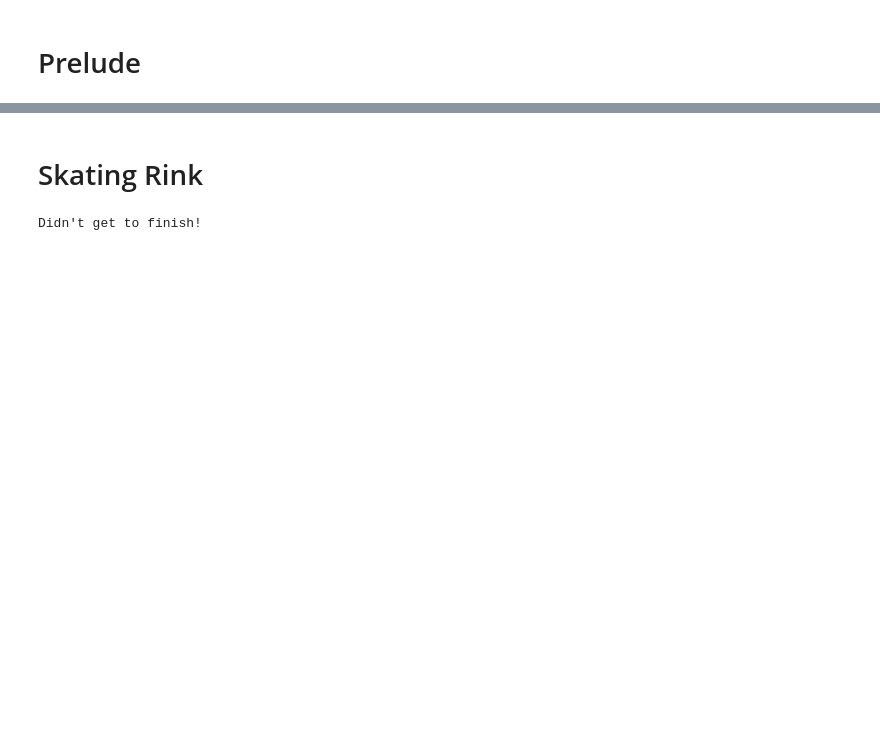
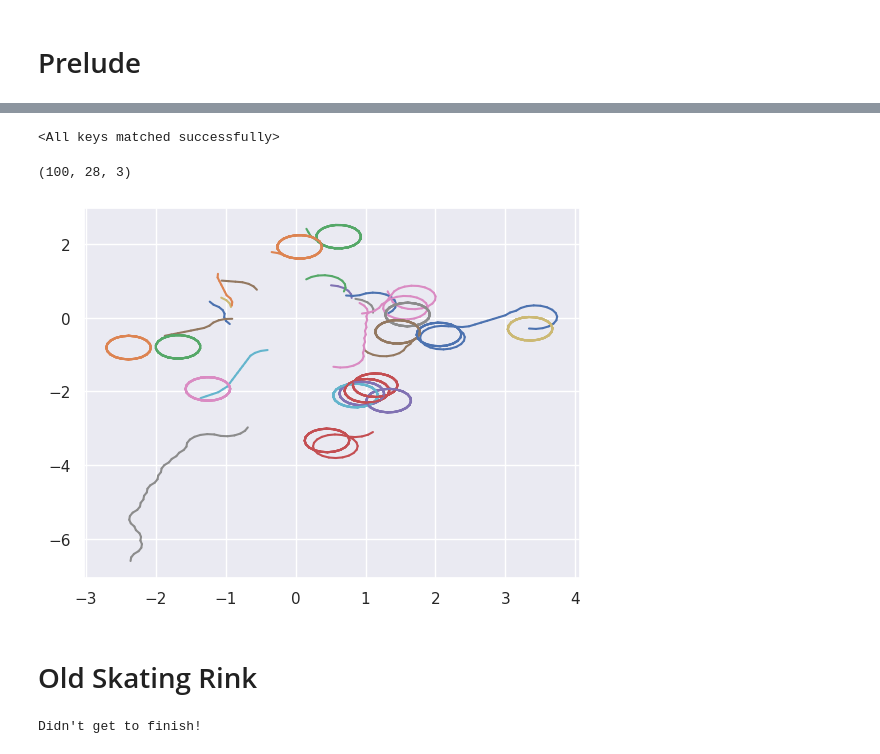
Before and after one commit to mfixman/ai-reinforcement, a Jupyter notebook: Task 2/Attempts.ipynb, the cells around one changed output, grey strips where cells are left out. Drawn from its saved outputs; the diff is of its cells as text; code cells hidden in the pictures; blank space fills up the shorter version.

```diff
--- a/Task 2/Attempts.ipynb
+++ b/Task 2/Attempts.ipynb
@@ -25,5 +31,41 @@ device = 'cuda'
+# %%
+config = {
+    'win_distance': 1,
+    'lose_distance': 7,
+    'max_eval_steps': 100,
+    'hidden_size': 64,
+    'lr': 0.001,
+}
+
+env = SkatingRinkEnv(config)
+model = DQN(env.state_n, config['hidden_size'], env.actions_n).to(device)
+model_target = DQN(env.state_n, config['hidden_size'], env.actions_n).to(device)
+optimizer = optim.AdamW(model.parameters(), lr = config['lr'])
+# %%
+data = torch.load('ddqn.pth')
+model.load_state_dict(data['weights'])
+model_target.load_state_dict(data['weights'])
+# %% [output]
+<All keys matched successfully>
+# %%
+states = env.dropin(28)
+# %%
+states, actions, new_states, rewards, dones = [x.cpu().numpy() for x in env.eval(model, states).tensors()]
+# %%
+states.shape
+# %% [output]
+(100, 28, 3)
+# %%
+colors = seaborn.color_palette(None, 28)
+times, users, dims = states.shape
+
+for ts in range(times):
+    for p in range(users):
+        pyplot.plot([states[ts,p,0], new_states[ts,p,0]], [states[ts,p,1], new_states[ts,p,1]], color = colors[p])
+# %% [output]
+[figure, added]
 # %% [markdown]
-# Skating Rink
+# Old Skating Rink
 # %%
 left = -1
 none = 0
```
Also changed, not shown: parts of 2 cells of this notebook, 2 other files.
